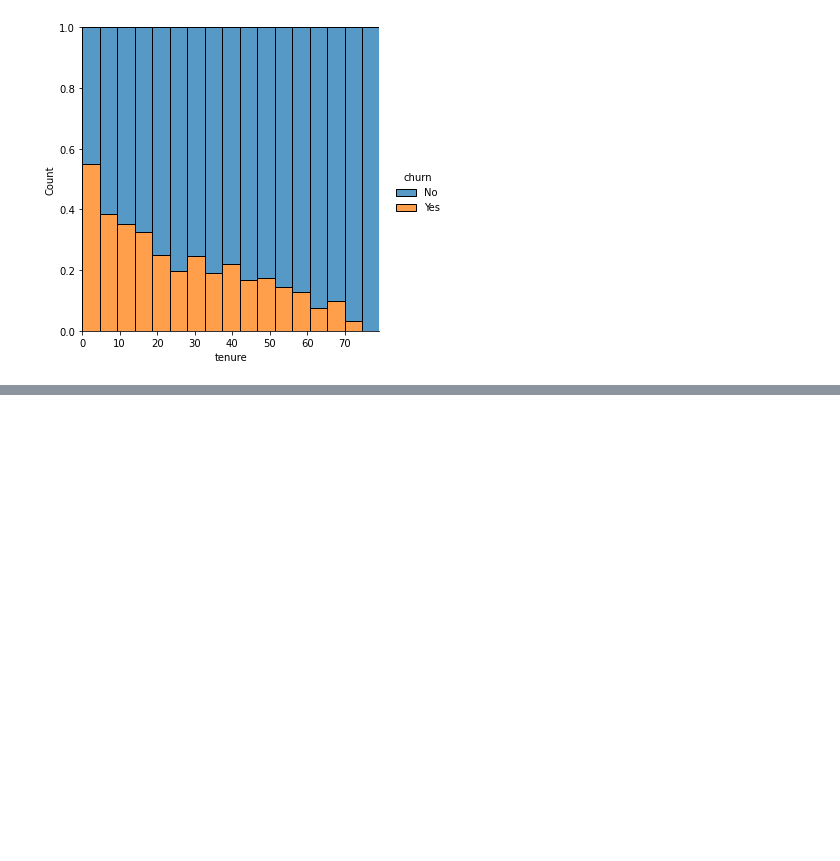
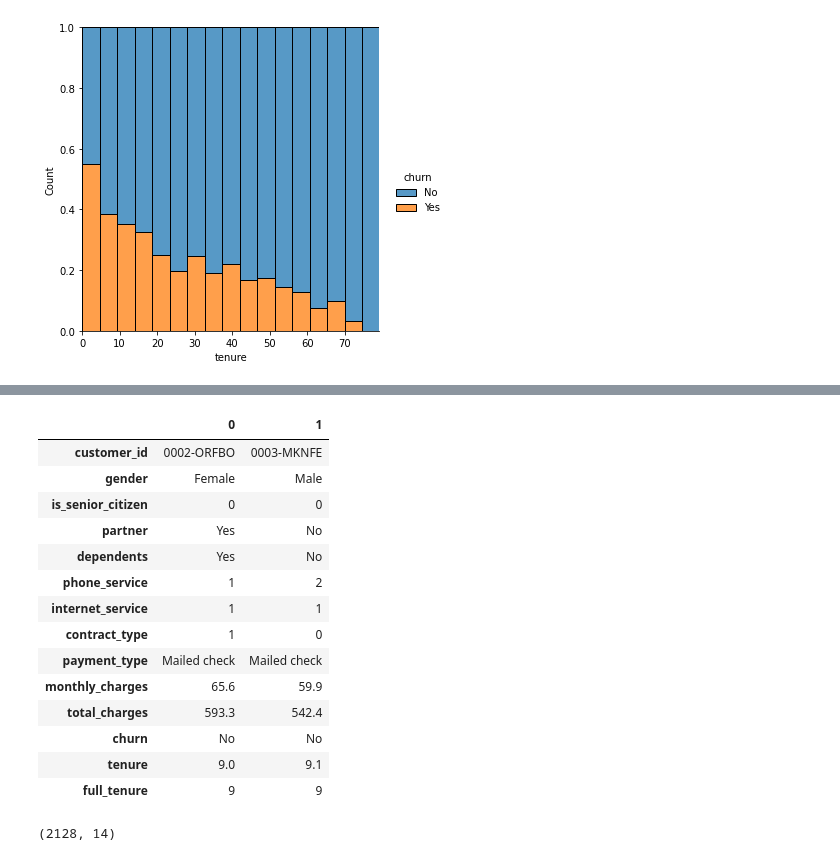
Before and after one commit to Cayt-Schlichting/numpy-pandas-visualization-exercises, a Jupyter notebook: telco_prj_prototype.ipynb, the cells around one changed output, grey strips where cells are left out. Saved outputs shown, nothing was run; the diff lists cells and outputs as text; code cells hidden in the pictures; blank space fills up the shorter version.

```diff
--- a/telco_prj_prototype.ipynb
+++ b/telco_prj_prototype.ipynb
@@ -161,2 +181,19 @@ sns.displot(data=df,x='tenure',hue='churn',multiple='fill')
 # %%
 #monthly charges
+df.head(2).T
+# %% [output]
+|  | 0 | 1 |
+| customer_id | 0002-ORFBO | 0003-MKNFE |
+| gender | Female | Male |
+| is_senior_citizen | 0 | 0 |
+| partner | Yes | No |
+| dependents | Yes | No |
+| phone_service | 1 | 2 |
+| internet_service | 1 | 1 |
+| contract_type | 1 | 0 |
+| payment_type | Mailed check | Mailed check |
+| monthly_charges | 65.6 | 59.9 |
+| total_charges | 593.3 | 542.4 |
+| churn | No | No |
+| tenure | 9.0 | 9.1 |
+| full_tenure | 9 | 9 |
@@ -162,0 +202,4 @@ sns.displot(data=df,x='tenure',hue='churn',multiple='fill')
+# %%
+test.shape #good, expected 2128 values
+# %% [output]
+(2128, 14)
```
Also changed, not shown: parts of 7 cells of this notebook, 3 other files.
